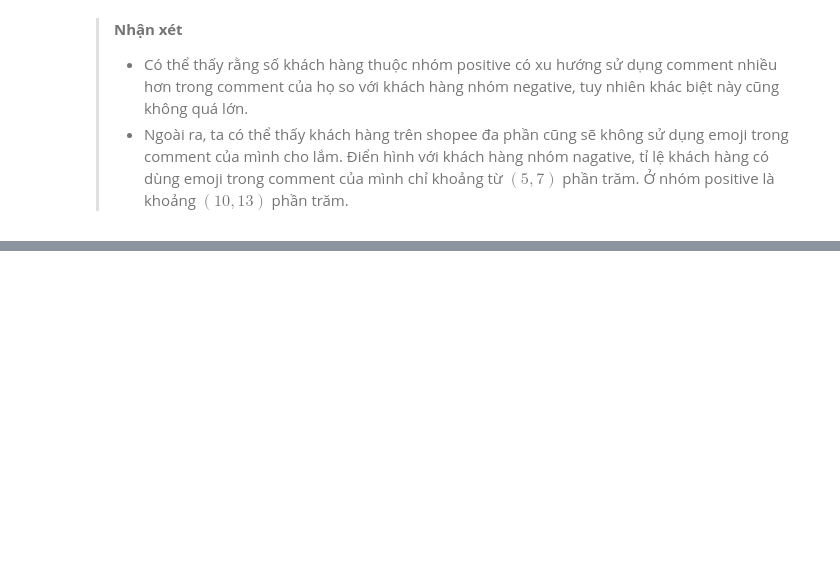
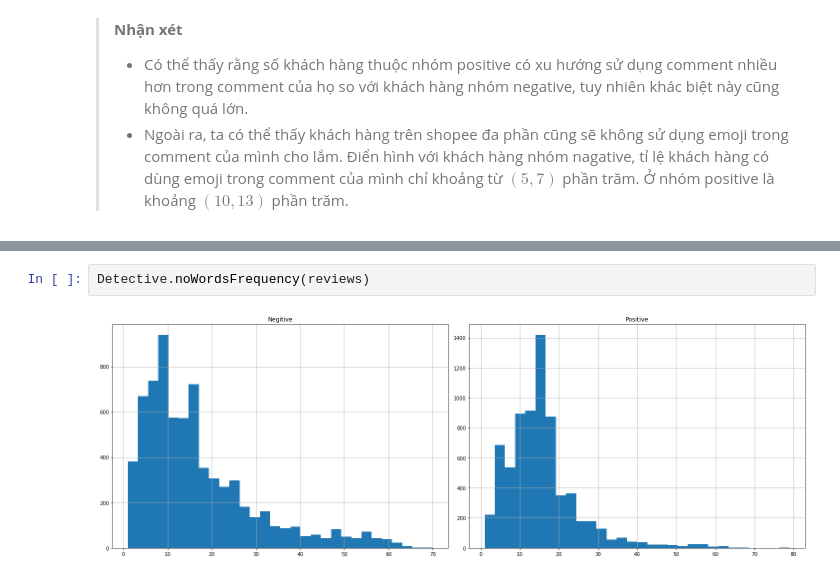
Before and after one commit to cuongpiger/SCL_KHVW_Sentiment_Analysis_Project, a Jupyter notebook: 02.eda.ipynb, the cells around one changed output, grey strips where cells are left out. Saved outputs shown, nothing was run; the diff lists cells and outputs as text; blank space fills up the shorter version.

```diff
--- a/02.eda.ipynb
+++ b/02.eda.ipynb
@@ -82,0 +126,4 @@ Detective.emojiClassBarplot(reviews)
+# %%
+Detective.noWordsFrequency(reviews)
+# %% [output]
+[figure, added]
```
Also changed, not shown: parts of 27 cells of this notebook, 2 other files.
